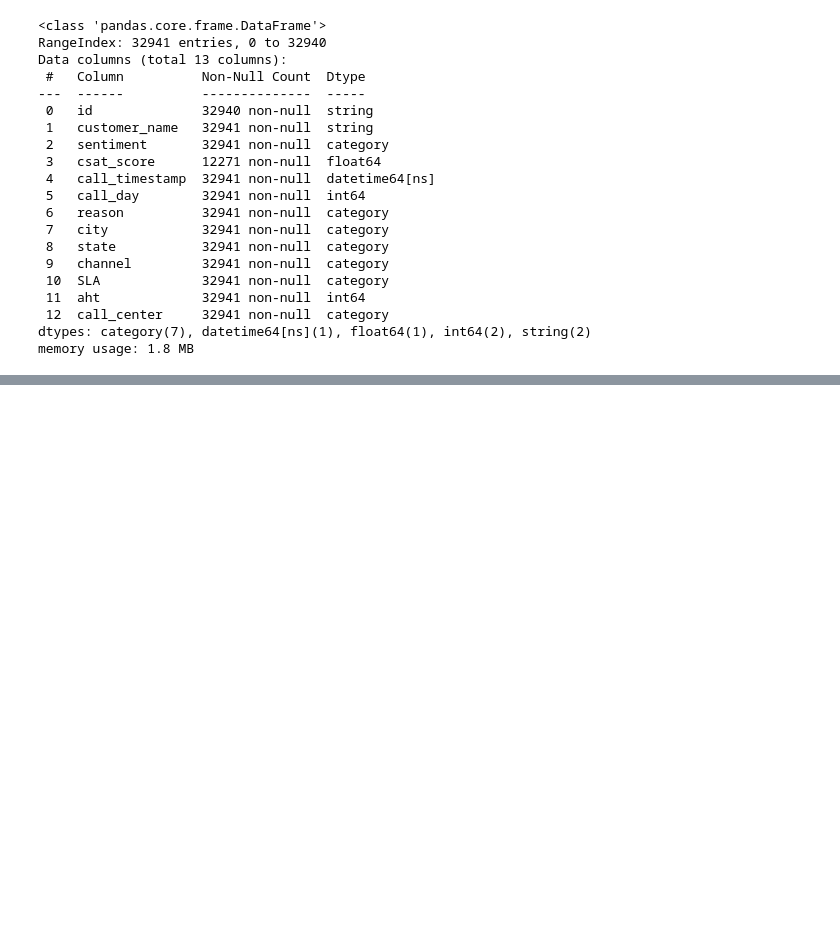
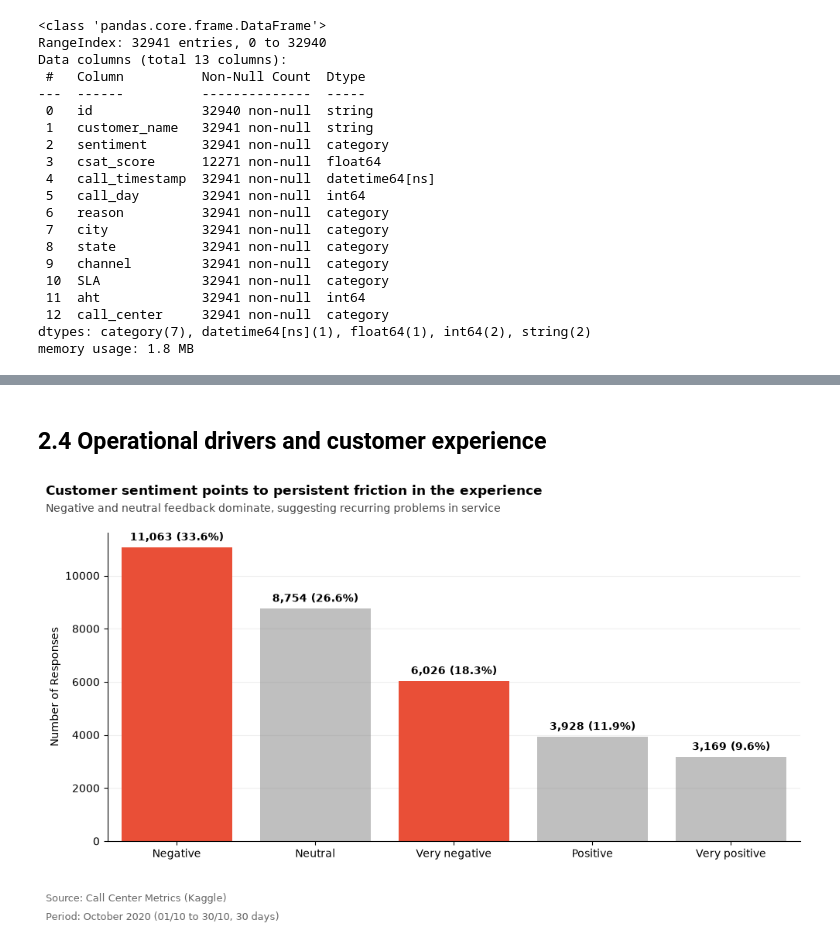
Before and after one commit to JV-root/WFM-Analysis, a Jupyter notebook: notebook.ipynb, the cells around one changed output, grey strips where cells are left out. Cells and saved outputs as stored; diff of their text form; code cells hidden in the pictures; blank space fills up the shorter version.

```diff
--- a/notebook.ipynb
+++ b/notebook.ipynb
@@ -1161,0 +459,56 @@ Thank you for visiting this notebook! For more projects and professional updates
+# %% [markdown]
+## 2.4 Operational drivers and customer experience
+# %%
+# 1. Preparation
+
+
+sentiment_counts = df_analysis["sentiment"].value_counts().sort_values(ascending=False)
+
+total = sentiment_counts.sum()
+percentages = sentiment_counts / total * 100
+
+
+# 2. Chart
+plt.figure(figsize=(10, 6))
+ax = plt.gca()
+
+# highlight the negatives
+highlight = ["Very Negative", "Negative"]
+
+bars = ax.bar(
+    sentiment_counts.index,
+    sentiment_counts.values,
+    color=["#E94F37" if c in highlight else "gray" for c in sentiment_counts.index],
+    alpha=1.0
+)
+
+for bar, cat in zip(bars, sentiment_counts.index):
+    if cat not in highlight:
+        bar.set_alpha(0.5)
+
+# labels with absolute value + %
+for bar, pct_value in zip(bars, percentages.values):
+    height = bar.get_height()
+    ax.text(
+        bar.get_x() + bar.get_width() / 2,
+        height + total * 0.005,
+        f"{int(height):,} ({pct(pct_value)})",
+        ha="center", va="bottom", fontsize=10, fontweight="bold"
+    )
+
+ax.set_xticks(range(len(sentiment_counts.index)))
+ax.set_xticklabels([label(c) for c in sentiment_counts.index])
+ax.set_xlim(-0.5, len(sentiment_counts) - 0.5)
+
+
+# 3. Visual standard
+executive_style(
+    ax,
+    title="Customer sentiment points to persistent friction in the experience",
+    subtitle="Negative and neutral feedback dominate, suggesting recurring problems in service",
+    ylabel="Number of Responses"
+)
+
+plt.show()
+# %% [output]
+[figure, added]
```
Also changed, not shown: parts of 97 cells of this notebook, 3 other files.
